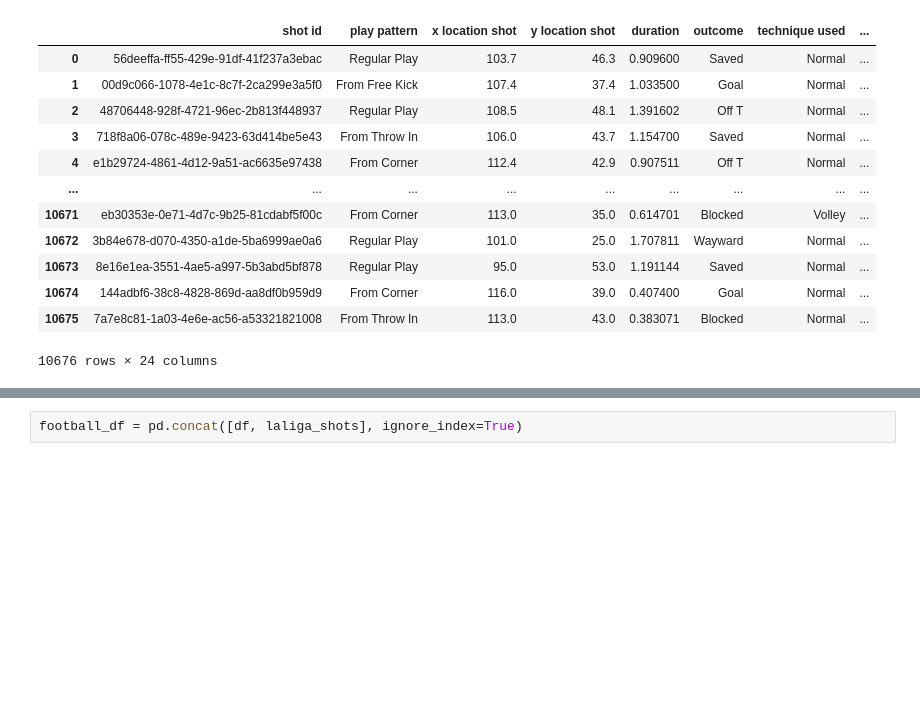
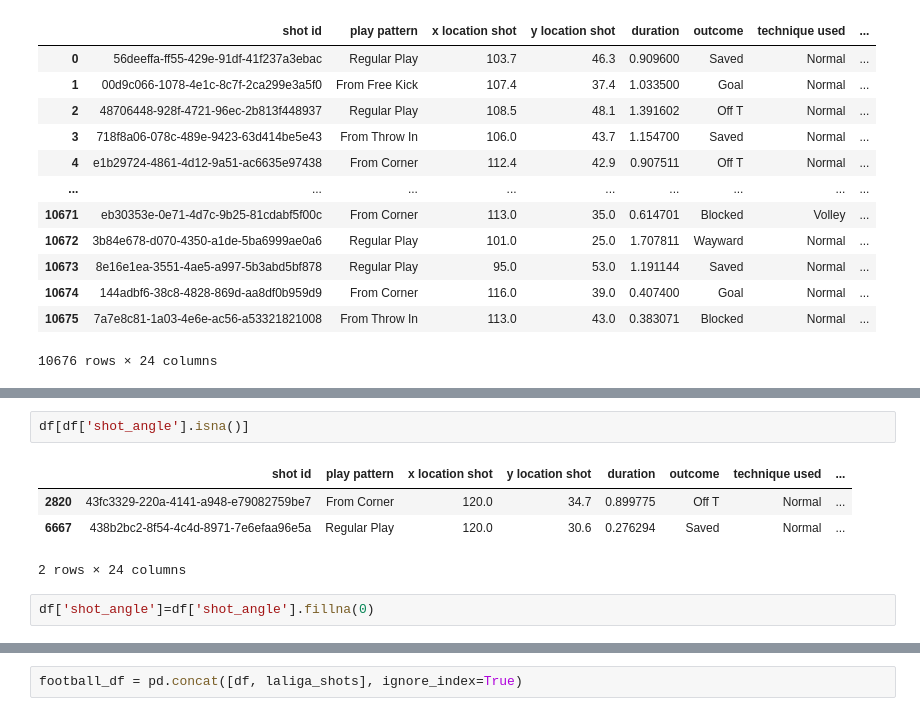
Before and after one commit to AyushMaria/Expected-xG-Goals-Football, a Jupyter notebook: Cleaning_Data.ipynb, the cells around one changed output, grey strips where cells are left out. Cells and saved outputs as stored; diff of their text form; blank space fills up the shorter version.

```diff
--- a/Cleaning_Data.ipynb
+++ b/Cleaning_Data.ipynb
@@ -477,0 +580,9 @@ df
+# %%
+df[df['shot_angle'].isna()]
+# %% [output]
+|  | shot id | play pattern | x location shot | y location shot | duration | outcome | technique used | ... |
+| 2820 | 43fc3329-220a-4141-a948-e79082759be7 | From Corner | 120.0 | 34.7 | 0.899775 | Off T | Normal | ... |
+| 6667 | 438b2bc2-8f54-4c4d-8971-7e6efaa96e5a | Regular Play | 120.0 | 30.6 | 0.276294 | Saved | Normal | ... |
+2 rows × 24 columns
+# %%
+df['shot_angle']=df['shot_angle'].fillna(0)
```
Also changed, not shown: parts of 16 cells of this notebook.
